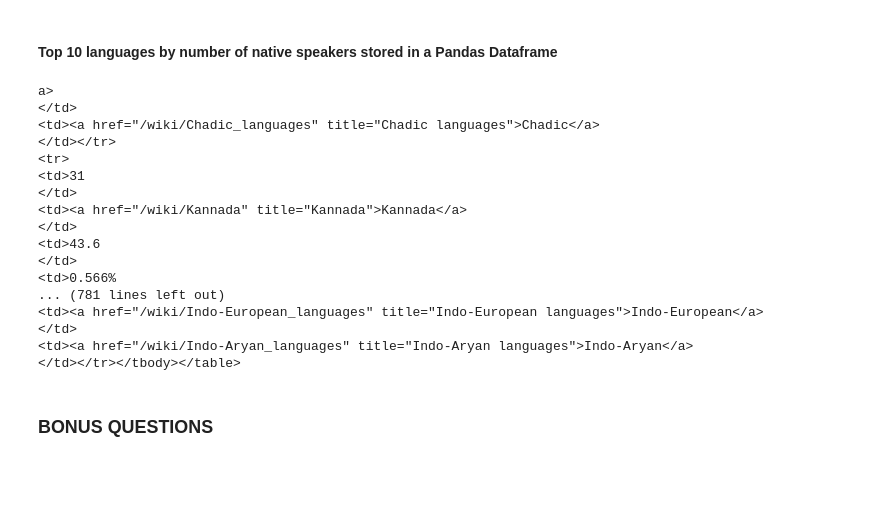
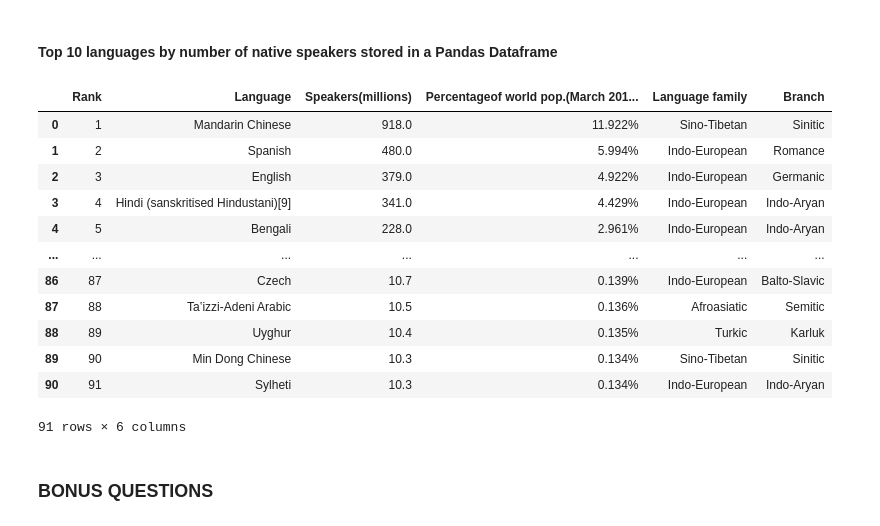
Before and after one commit to josegallardo-da/lab-web-scrapping, a Jupyter notebook: your-code/main.ipynb, the cells around one changed output. Drawn from its saved outputs; the diff is of its cells as text; code cells hidden in the pictures; blank space fills up the shorter version.

```diff
--- a/your-code/main.ipynb
+++ b/your-code/main.ipynb
@@ -490,26 +490,23 @@ soup = BeautifulSoup(html, "lxml")
 # %%
 #your code
 
 lan_nat = soup.find_all('table')[1]
-lan_nat_df =
+lan_nat_df = pd.read_html(str(lan_nat))[0]
+lan_nat_df
 # %% [output]
+|  | Rank | Language | Speakers(millions) | Percentageof world pop.(March 201... | Language family | Branch |
+| 0 | 1 | Mandarin Chinese | 918.0 | 11.922% | Sino-Tibetan | Sinitic |
+| 1 | 2 | Spanish | 480.0 | 5.994% | Indo-European | Romance |
+| 2 | 3 | English | 379.0 | 4.922% | Indo-European | Germanic |
+| 3 | 4 | Hindi (sanskritised Hindustani)[9] | 341.0 | 4.429% | Indo-European | Indo-Aryan |
+| 4 | 5 | Bengali | 228.0 | 2.961% | Indo-European | Indo-Aryan |
+| ... | ... | ... | ... | ... | ... | ... |
+| 86 | 87 | Czech | 10.7 | 0.139% | Indo-European | Balto-Slavic |
+| 87 | 88 | Taʽizzi-Adeni Arabic | 10.5 | 0.136% | Afroasiatic | Semitic |
+| 88 | 89 | Uyghur | 10.4 | 0.135% | Turkic | Karluk |
+| 89 | 90 | Min Dong Chinese | 10.3 | 0.134% | Sino-Tibetan | Sinitic |
+| 90 | 91 | Sylheti | 10.3 | 0.134% | Indo-European | Indo-Aryan |
-a>
-</td>
-<td><a href="/wiki/Chadic_languages" title="Chadic languages">Chadic</a>
-</td></tr>
-<tr>
-<td>31
-</td>
-<td><a href="/wiki/Kannada" title="Kannada">Kannada</a>
-</td>
-<td>43.6
-</td>
-<td>0.566%
-... (781 lines left out)
-<td><a href="/wiki/Indo-European_languages" title="Indo-European languages">Indo-European</a>
-</td>
-<td><a href="/wiki/Indo-Aryan_languages" title="Indo-Aryan languages">Indo-Aryan</a>
-</td></tr></tbody></table>
+91 rows × 6 columns
 # %% [markdown]
 ### BONUS QUESTIONS
 # %% [markdown]
```
